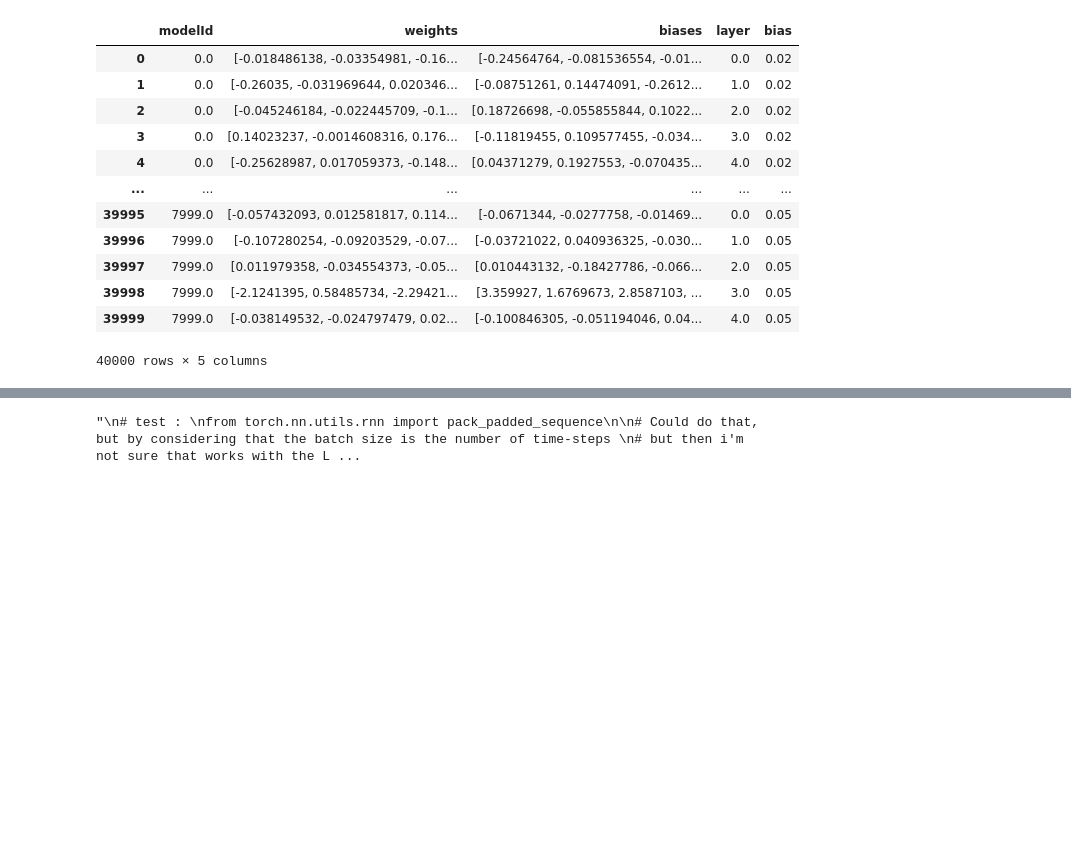
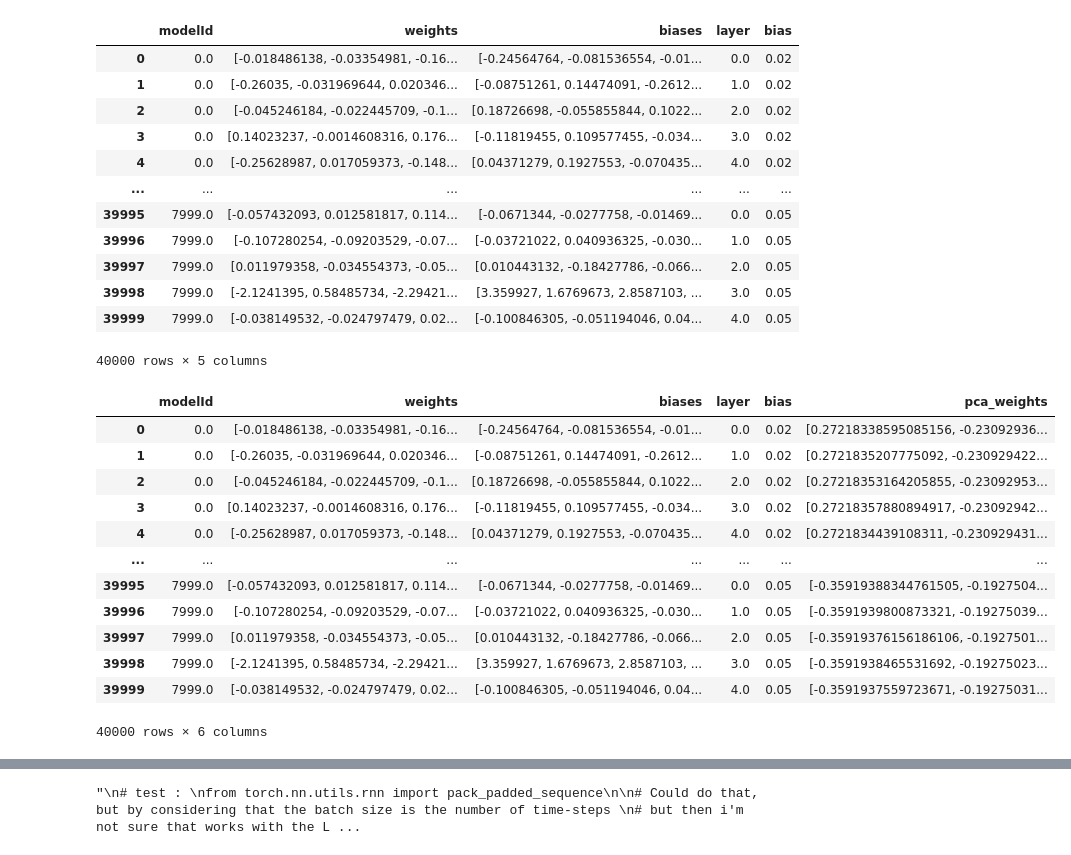
Before and after one commit to ghjuliasialelli/dl21, a Jupyter notebook: rnn-training.ipynb, the cells around one changed output, grey strips where cells are left out. Drawn from its saved outputs; the diff is of its cells as text; code cells hidden in the pictures; blank space fills up the shorter version.

```diff
--- a/rnn-training.ipynb
+++ b/rnn-training.ipynb
@@ -60,0 +65,52 @@ trainModelWeights
+# %%
+# Apply PCA
+
+def apply_PCA(trainModelWeights, testModelWeights, components=1000):
+
+    pca_train_weights = []
+    pca_test_weights = []
+
+    for layer in range(5) :
+
+        X_train = [x[0] for x in trainModelWeights[trainModelWeights['layer'] == 0][['weights']].values]
+        X_test = [x[0] for x in testModelWeights[testModelWeights['layer'] == 0][['weights']].values]
+
+        pca_train, pca_test = PCA(n_components = components), PCA(n_components = components)
+        pca_train_weights.append(pca_train.fit_transform(X_train))
+        pca_test_weights.append(pca_test.fit_transform(X_test))
+
+    return pca_train_weights, pca_test_weights
+# %%
+pca_train_weights, pca_test_weights = apply_PCA(trainModelWeights, testModelWeights)
+# %%
+def get_PCA_ModelWeights(ModelWeights, pca_model_weights) :
+    PCA_ModelWeights = ModelWeights.copy()
+    ordered_pca_weights = []
+
+    for l0,l1,l2,l3,l4 in zip(pca_model_weights[0], pca_model_weights[1],pca_model_weights[2],pca_model_weights[3],pca_model_weights[4]) :
+        ordered_pca_weights.append(l0)
+        ordered_pca_weights.append(l1)
+        ordered_pca_weights.append(l2)
+        ordered_pca_weights.append(l3)
+        ordered_pca_weights.append(l4)
+
+    PCA_ModelWeights = PCA_ModelWeights.assign(pca_weights=ordered_pca_weights)
+
+    return PCA_ModelWeights
+# %%
+PCA_trainModelWeights = get_PCA_ModelWeights(trainModelWeights, pca_train_weights)
+PCA_trainModelWeights
+# %% [output]
+|  | modelId | weights | biases | layer | bias | pca_weights |
+| 0 | 0.0 | [-0.018486138, -0.03354981, -0.16... | [-0.24564764, -0.081536554, -0.01... | 0.0 | 0.02 | [0.27218338595085156, -0.23092936... |
+| 1 | 0.0 | [-0.26035, -0.031969644, 0.020346... | [-0.08751261, 0.14474091, -0.2612... | 1.0 | 0.02 | [0.2721835207775092, -0.230929422... |
+| 2 | 0.0 | [-0.045246184, -0.022445709, -0.1... | [0.18726698, -0.055855844, 0.1022... | 2.0 | 0.02 | [0.27218353164205855, -0.23092953... |
+| 3 | 0.0 | [0.14023237, -0.0014608316, 0.176... | [-0.11819455, 0.109577455, -0.034... | 3.0 | 0.02 | [0.27218357880894917, -0.23092942... |
+| 4 | 0.0 | [-0.25628987, 0.017059373, -0.148... | [0.04371279, 0.1927553, -0.070435... | 4.0 | 0.02 | [0.2721834439108311, -0.230929431... |
+| ... | ... | ... | ... | ... | ... | ... |
+| 39995 | 7999.0 | [-0.057432093, 0.012581817, 0.114... | [-0.0671344, -0.0277758, -0.01469... | 0.0 | 0.05 | [-0.35919388344761505, -0.1927504... |
+| 39996 | 7999.0 | [-0.107280254, -0.09203529, -0.07... | [-0.03721022, 0.040936325, -0.030... | 1.0 | 0.05 | [-0.3591939800873321, -0.19275039... |
+| 39997 | 7999.0 | [0.011979358, -0.034554373, -0.05... | [0.010443132, -0.18427786, -0.066... | 2.0 | 0.05 | [-0.35919376156186106, -0.1927501... |
+| 39998 | 7999.0 | [-2.1241395, 0.58485734, -2.29421... | [3.359927, 1.6769673, 2.8587103, ... | 3.0 | 0.05 | [-0.3591938465531692, -0.19275023... |
+| 39999 | 7999.0 | [-0.038149532, -0.024797479, 0.02... | [-0.100846305, -0.051194046, 0.04... | 4.0 | 0.05 | [-0.3591937559723671, -0.19275031... |
+40000 rows × 6 columns
```
Also changed, not shown: parts of 14 cells of this notebook.
